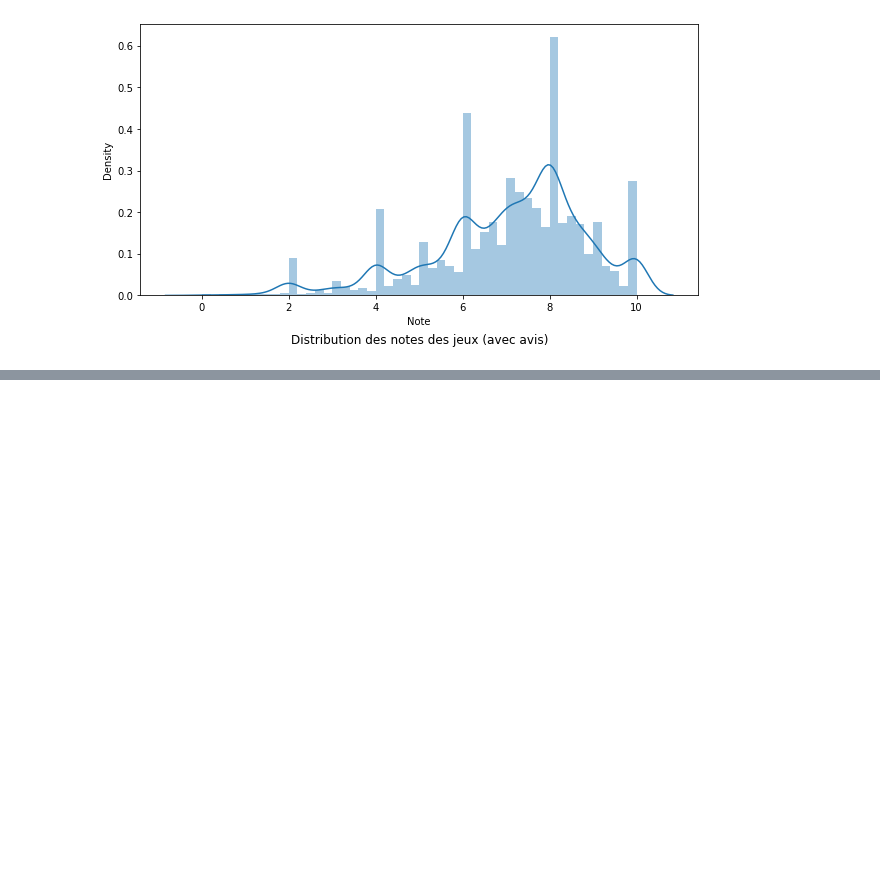
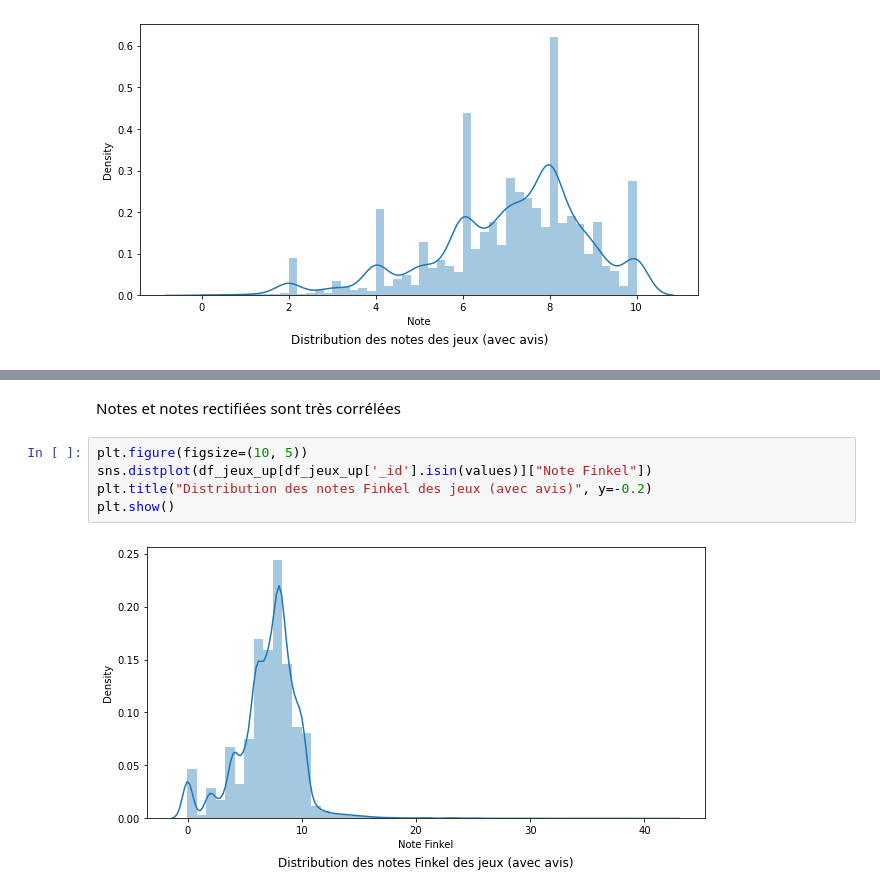
Before and after one commit to Amayas29/review-analysis, a Jupyter notebook: src/stats_jeux.ipynb, the cells around one changed output, grey strips where cells are left out. Cells and saved outputs as stored; diff of their text form; blank space fills up the shorter version.

```diff
--- a/src/stats_jeux.ipynb
+++ b/src/stats_jeux.ipynb
@@ -100,0 +128,9 @@ sns.heatmap(df_jeux_up.corr())
+# %% [markdown]
+Notes et notes rectifiées sont très corrélées
+# %%
+plt.figure(figsize=(10, 5))
+sns.distplot(df_jeux_up[df_jeux_up['_id'].isin(values)]["Note Finkel"])
+plt.title("Distribution des notes Finkel des jeux (avec avis)", y=-0.2)
+plt.show()
+# %% [output]
+[figure, added]
```
Also changed, not shown: parts of 34 cells of this notebook, 2 other files.
